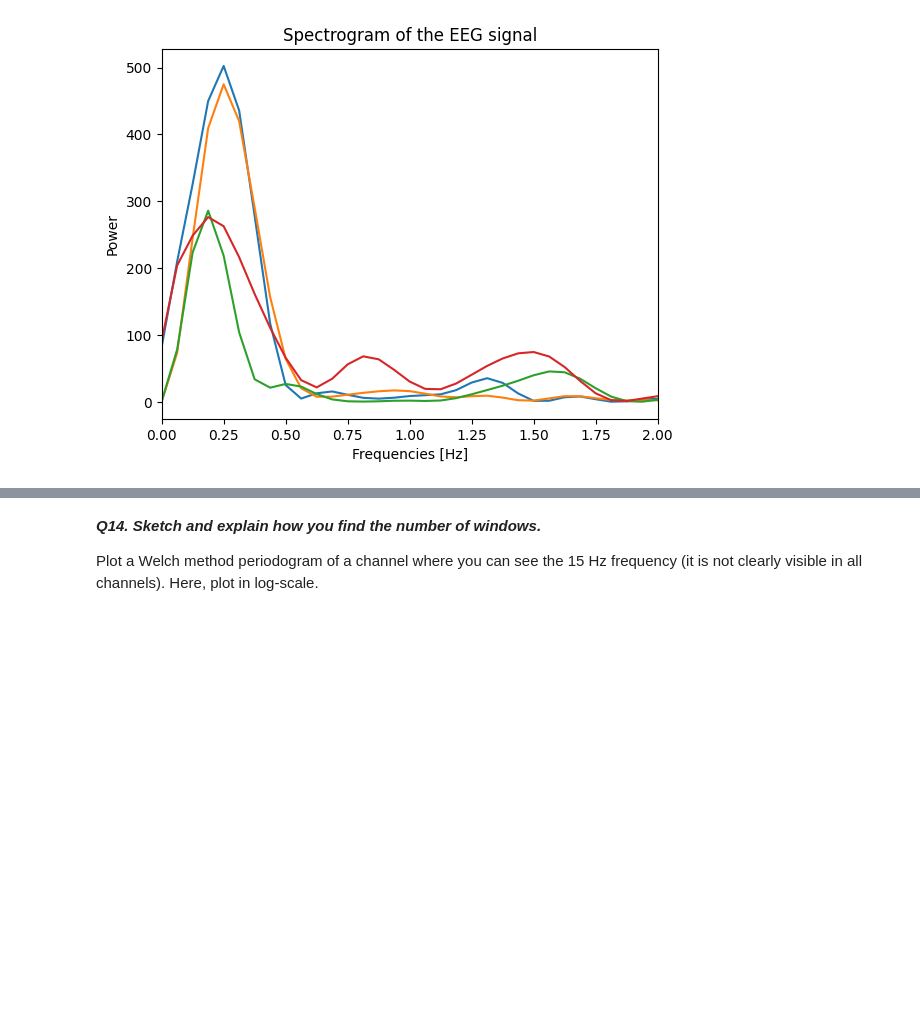
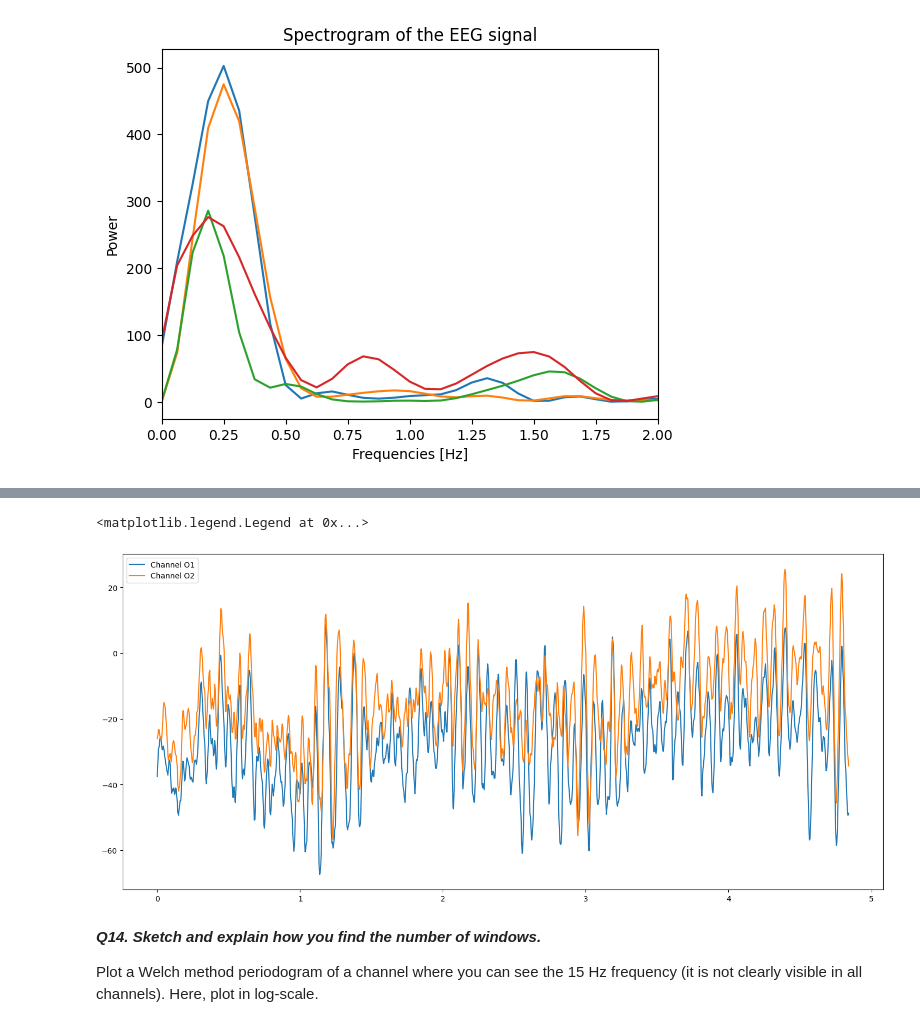
Before and after one commit to TheodorAT/StatStoch, a Jupyter notebook: labs_python_1/pythonLab3.ipynb, the cells around one changed output, grey strips where cells are left out. Drawn from its saved outputs; the diff is of its cells as text; code cells hidden in the pictures; blank space fills up the shorter version.

```diff
--- a/labs_python_1/pythonLab3.ipynb
+++ b/labs_python_1/pythonLab3.ipynb
@@ -414,3 +430,11 @@ Plot the data and make sure you can pick out a single channel as a column vector
+# %%
+plt.figure(figsize=(18,8))
+for i in [8, 9]:
+    plt.plot(time, eegmulti[:,i], label=f"Channel {str(channels[i])}" )
+plt.legend()
+# %% [output]
+<matplotlib.legend.Legend at 0x...>
+[figure, added]
 # %% [markdown]
 ***Q14.  Sketch and explain how you find the number of windows.***
 
```
Also changed, not shown: parts of 26 cells of this notebook.
